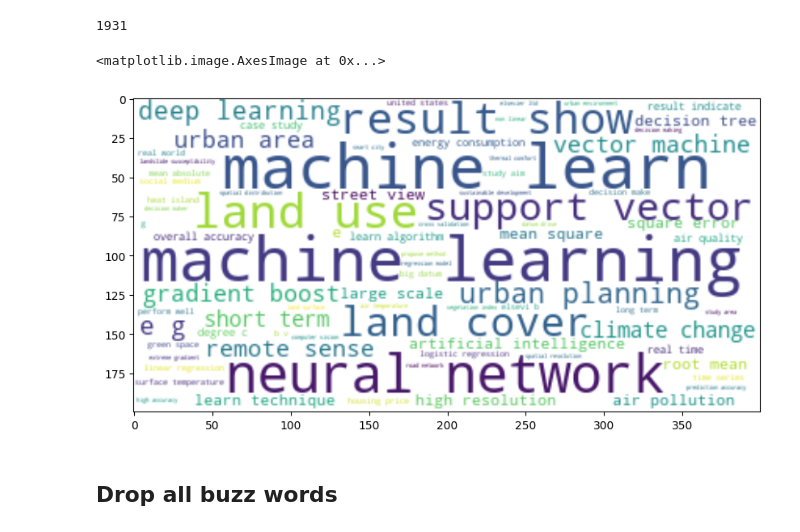
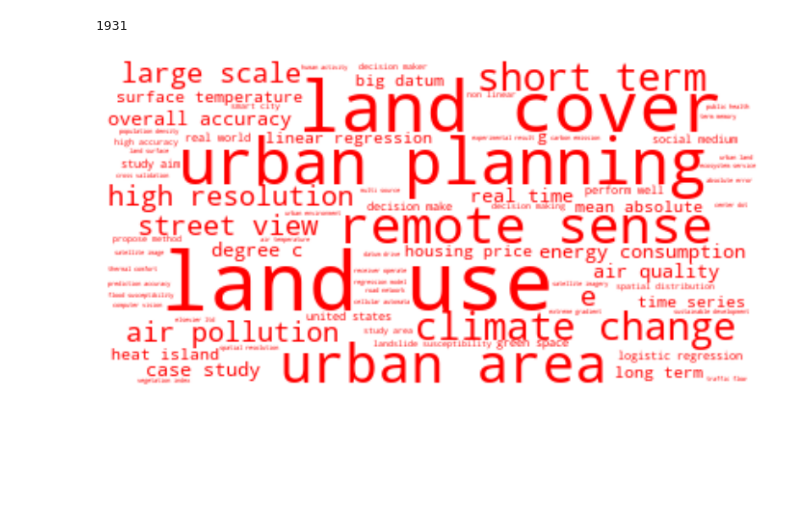
Before and after one commit to brookefzy/pitaya, a Jupyter notebook: BabyAI-NLP/02_word_frequency.ipynb, the cells around one changed output. Cells and saved outputs as stored; diff of their text form; code cells hidden in the pictures; blank space fills up the shorter version.

```diff
--- a/BabyAI-NLP/02_word_frequency.ipynb
+++ b/BabyAI-NLP/02_word_frequency.ipynb
@@ -317,19 +339,51 @@ dropwords = [
 mergedbig= get_word_rank(DF)
 # %% [output]
 1931
+# %%
+drop1 = [
+    "deep learning",
+    "machine learning",
+    "machine learn",
+    "neural network",
+    "artificial intelligence",
+    "artificial neural",
+    "support vector",
+    "e g",
+    "natural language",
+    "result show",
+    "gradient boost",
+    "result indicate",
+    "vector machine",
+    "decision tree",
+    "mean square",
+    "square root",
+    "r squre",
+    "mean absolut",
+    "b v",
+    "elsevi b",
+    "square error",
+    "root mean",
+    "learn algorithm",
+    "learn technique",
+]
 # %%
+dropwords = drop1.copy()
 mergedbig['text'] = mergedbig['bigram'].map(lambda x: ' '.join(x))
-taskdict = dict(zip(mergedbig['text'], mergedbig['freqxPMI']))
+mergedbig_update = mergedbig[mergedbig['text'].isin(dropwords) == False].reset_index(drop =True)
+# mergedbig_update = mergedbig.copy()
+taskdict = dict(zip(mergedbig_update['text'], mergedbig_update['freqxPMI']))
 # %%
 # create wordcloud using the taskdict
-wordcloud = WordCloud(max_font_size=50, max_words=100, background_color="white",prefer_horizontal=1, )
+wordcloud = WordCloud(max_font_size=50, max_words=100,
+                      background_color="white",
+                      prefer_horizontal=1,
+                      # change color_func to change the color of the word cloud
+                        color_func=lambda *args, **kwargs: "red"
+                      )
 wordcloud.fit_words(taskdict)
 plt.figure(figsize=(10, 10))
 plt.imshow(wordcloud, interpolation="bilinear")
 plt.axis("off")
 plt.show()
 # %% [output]
-<matplotlib.image.AxesImage at 0x...>
-[figure, old version]
+[figure, new version]
-# %% [markdown]
-## Drop all buzz words
```
Also changed, not shown: parts of 5 cells of this notebook, 2 other files.
